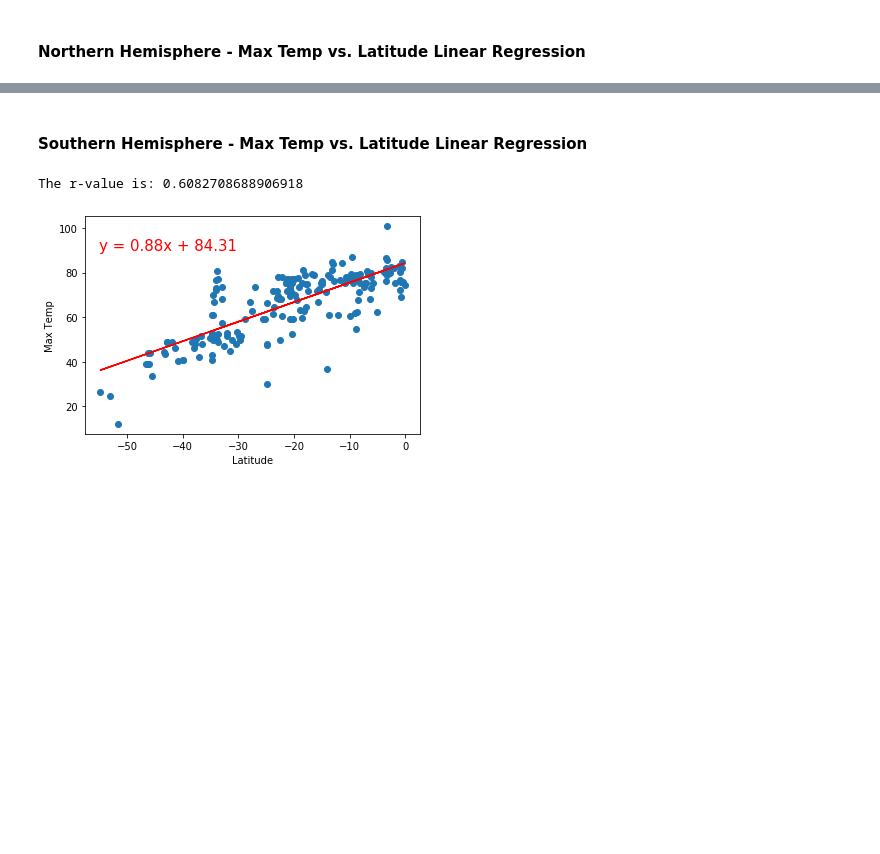
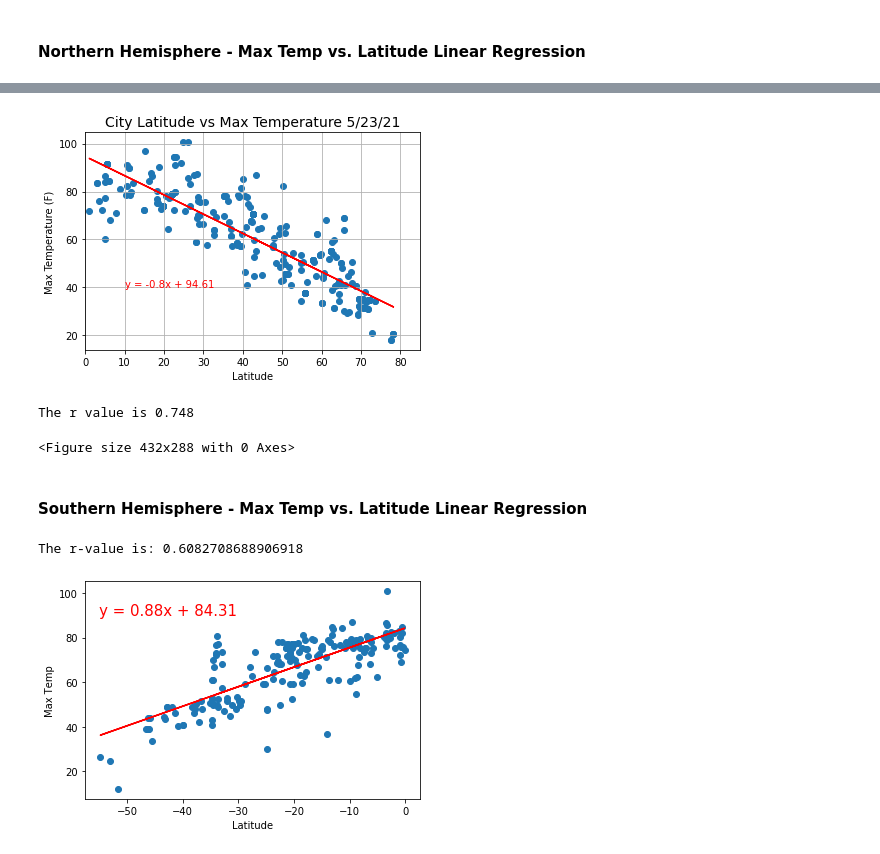
Before and after one commit to adamholcomb/python-api-challenge, a Jupyter notebook: WeatherPy/WeatherPy.ipynb, the cells around one changed output, grey strips where cells are left out. Cells and saved outputs as stored; diff of their text form; code cells hidden in the pictures; blank space fills up the shorter version.

Commit message:
Create first linear regression

```diff
--- a/WeatherPy/WeatherPy.ipynb
+++ b/WeatherPy/WeatherPy.ipynb
@@ -300,3 +312,6 @@ plt.savefig("Lat_Wind Speed.png")
 <Figure size 432x288 with 0 Axes>
 # %% [markdown]
 ## Linear Regression
+# %%
+north_df = data_df.loc[data_df["Lat"]>0,:]
+north_df.head()
@@ -309,3 +337,26 @@ The r-value is: 0.46937863826630627
+# %%
+(slope,intercept,rvalue,pvalue,stderr) = linregress(north_df["Lat"],north_df["Max Temp"])
+regress_values_temp = slope * north_df["Lat"] + intercept
+plt.plot(north_df["Lat"],regress_values_temp,color="red")
+plt.annotate(f"y = {slope.round(2)}x + {intercept.round(2)}",(10,40),color="red")
+
+north_temp_plot = plt.scatter(north_df["Lat"],north_df["Max Temp"])
+
+plt.xlabel("Latitude")
+plt.ylabel("Max Temperature (F)")
+plt.title("City Latitude vs Max Temperature 5/23/21",size=14)
+plt.xlim(0,85)
+plt.grid()
+
+plt.show(north_temp_plot)
+plt.savefig("Lat_Temp_North.png")
+
+
+print(f"The r value is {(rvalue**2).round(3)}")
+# %% [output]
+[figure, added]
+The r value is 0.748
+<Figure size 432x288 with 0 Axes>
 # %% [markdown]
 ####  Southern Hemisphere - Max Temp vs. Latitude Linear Regression
 # %%
```
Also changed, not shown: parts of 7 cells of this notebook, 1 other file.
